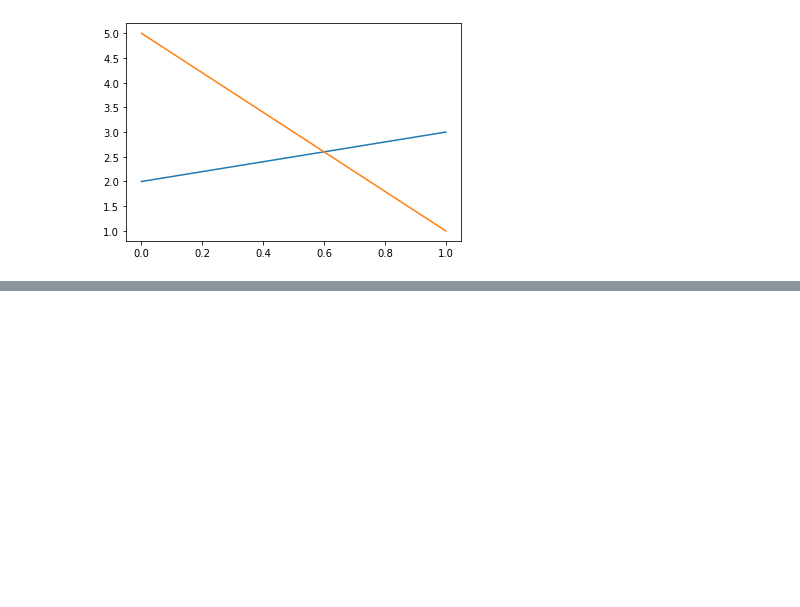
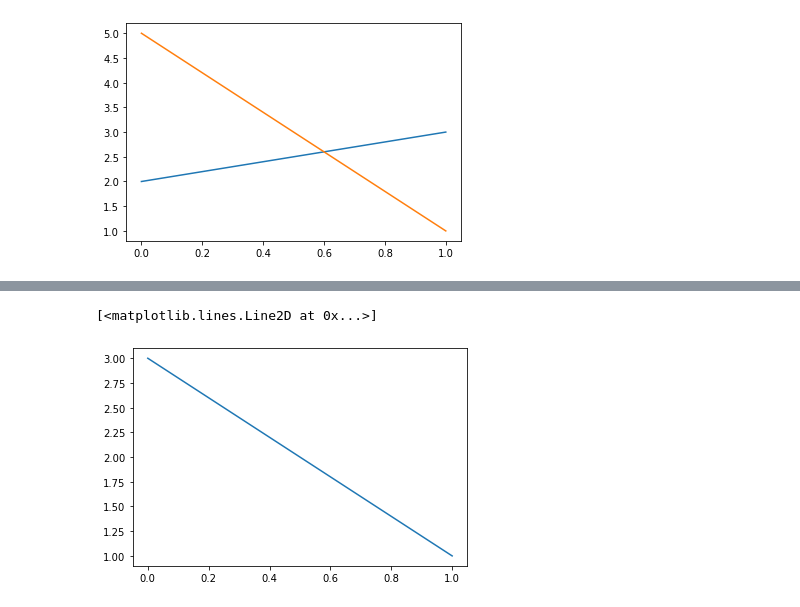
Before and after one commit to Raditya1804/h8dsft_Linear_Algebra1, a Jupyter notebook: h8dsft_Linear_Algebra1.ipynb, the cells around one changed output, grey strips where cells are left out. Saved outputs shown, nothing was run; the diff lists cells and outputs as text; code cells hidden in the pictures; blank space fills up the shorter version.

```diff
--- a/h8dsft_Linear_Algebra1.ipynb
+++ b/h8dsft_Linear_Algebra1.ipynb
@@ -103,0 +109,5 @@ plt.plot(X)
+# %%
+plt.plot(v)
+# %% [output]
+[<matplotlib.lines.Line2D at 0x...>]
+[figure, added]
```
Also changed, not shown: parts of 1 cell of this notebook.
